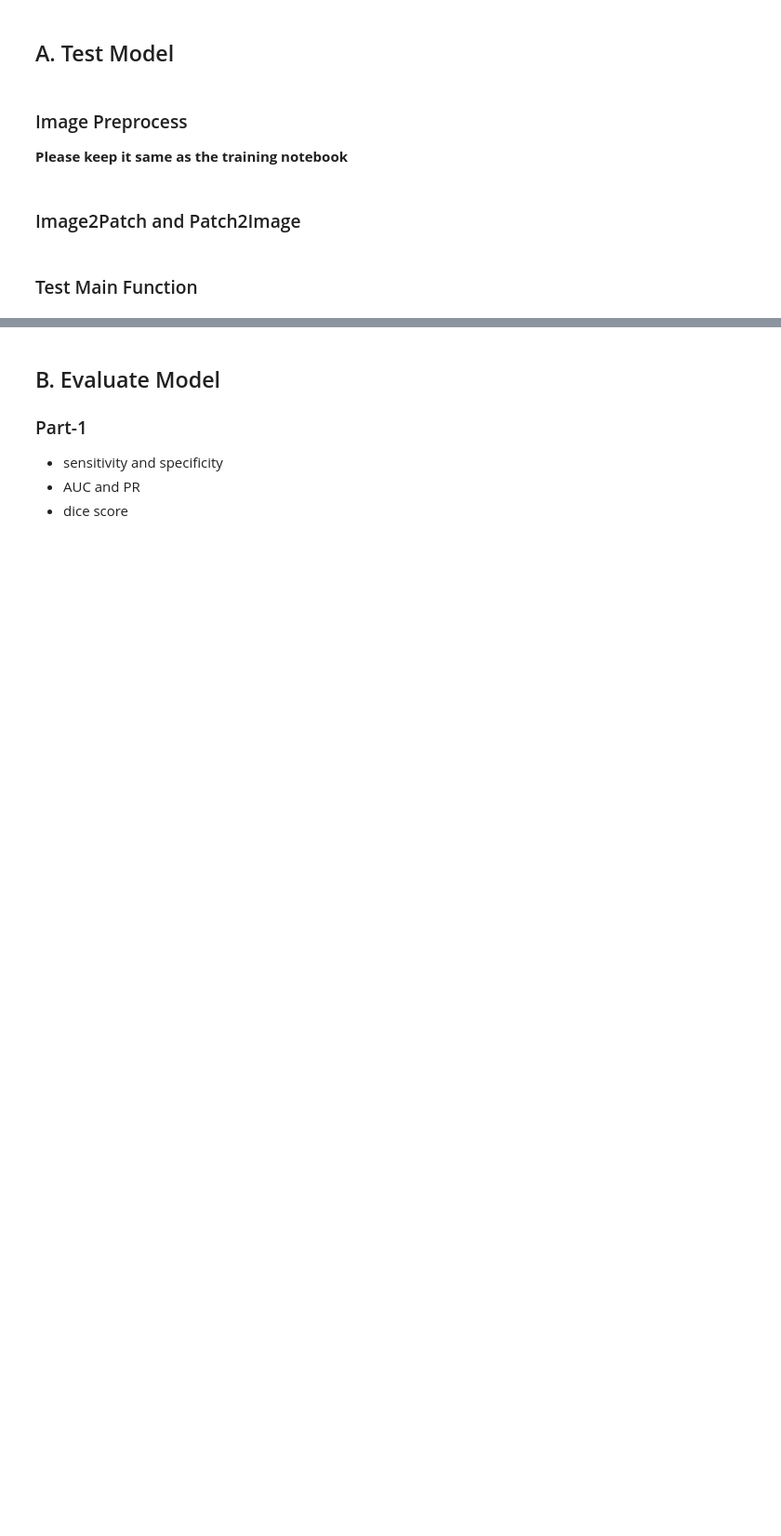
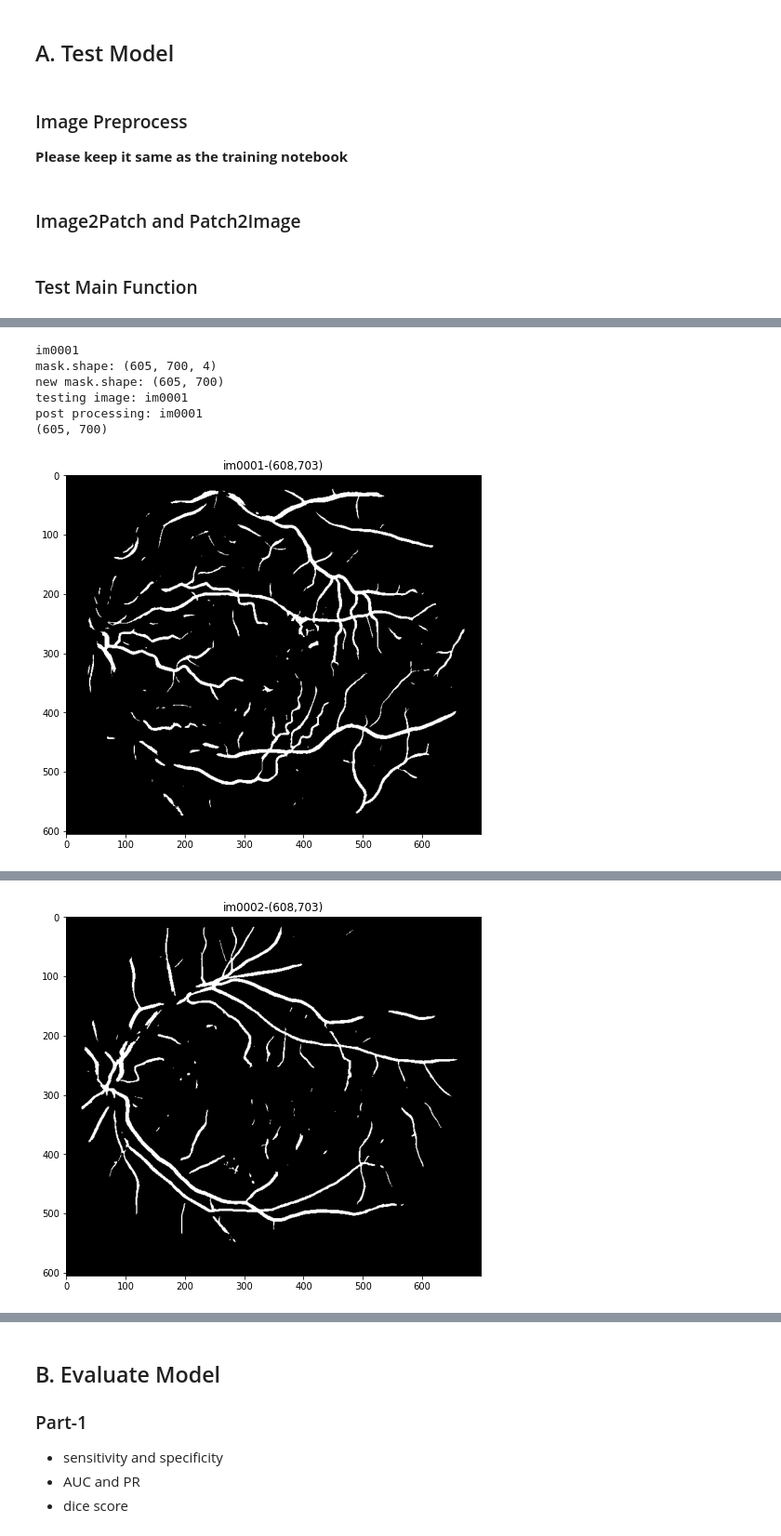
Before and after one commit to TahaTabatabaei/Retina-VesselNet, a Jupyter notebook: jupyter-notebook/Stare/TestAndEvaluation.ipynb, the cells around one changed output, grey strips where cells are left out. Shown: that part at 93% size. Saved outputs shown, nothing was run; the diff lists cells and outputs as text; code cells hidden in the pictures; blank space fills up the shorter version.

```diff
--- a/jupyter-notebook/Stare/TestAndEvaluation.ipynb
+++ b/jupyter-notebook/Stare/TestAndEvaluation.ipynb
@@ -407,0 +322,78 @@ for i in range(len(test_image_path_list)):
+# %%
+if not os.path.exists(test_save_dir):
+  os.mkdir(test_save_dir)
+
+
+stride=5
+
+def load_test_data(image):
+  #image=tf.image.decode_jpeg(image,channels=1)
+  #print(image.shape)
+  image=tf.image.resize(image,[patch_size,patch_size])
+  #image/=255.0
+  return image
+
+for i in range(len(test_image_path_list)):
+  image_path=test_image_path_list[i]
+  image_name=image_path.split("\\")[-1].split(".")[0]
+  print(image_name)
+
+  # load and process test images （加载并预处理图像）
+  image=plt.imread(image_path)
+  original_shape=image.shape
+
+  mask=plt.imread(test_mask_dir+image_name+"_mask.gif")
+  print(f"mask.shape: {mask.shape}")
+  mask = mask[:,:,0]
+  print(f"new mask.shape: {mask.shape}")
+  mask=np.where(mask>0,1,0)
+
+
+  # image to patches （图像分块）
+  image,pad_mask=padding_images(image,mask,stride)
+  image=preprocess(image,pad_mask)
+  test_patch_list=img2patch_list(image,stride)
+
+  # test dataloader （整合测试数据）
+  test_dataset=tf.data.Dataset.from_tensor_slices(test_patch_list)
+  test_dataset=test_dataset.map(load_test_data)
+  test_dataset=test_dataset.batch(64)
+  pred_result=[]
+
+  # test process （测试）
+  print("testing image:", image_name)
+  for batch, patch in enumerate(test_dataset):
+    _,pred=testmodel(patch,training=False)
+
+    pred=pred.numpy()
+    pred_result.append(pred)
+  pred_result=np.concatenate(pred_result,axis=0)
+
+  # patches to image （还原图像）
+  print("post processing:",image_name)
+  pred_image=patchlist2image(pred_result,stride,image.shape)
+
+  pred_image=pred_image[:original_shape[0],:original_shape[1]]
+
+  kernel = cv2.getStructuringElement(cv2.MORPH_RECT, (9, 9))#定义结构元素的形状和大小
+  print(mask.shape)
+  mask = cv2.erode(mask.astype(np.uint8), kernel)#膨胀操作
+
+  pred_image=pred_image*mask
+  pred_image=np.where(pred_image>0.5,1,0)
+
+  # visualize the test result （可视化测试结果）
+  plt.figure(figsize=(8,8))
+  plt.title(image_name+"-("+str(image.shape[0])+","+str(image.shape[1])+")")
+  plt.imshow(pred_image,cmap=plt.cm.gray)
+  plt.show()
+
+  plt.imsave(test_save_dir+str(image_name)+".png",pred_image,cmap = plt.cm.gray)
+# %% [output]
+im0001
+mask.shape: (605, 700, 4)
+new mask.shape: (605, 700)
+testing image: im0001
+post processing: im0001
+(605, 700)
+[figure, added]
@@ -407,0 +406 @@ for i in range(len(test_image_path_list)):
+[figure, added]
```
Also changed, not shown: parts of 8 cells of this notebook.
